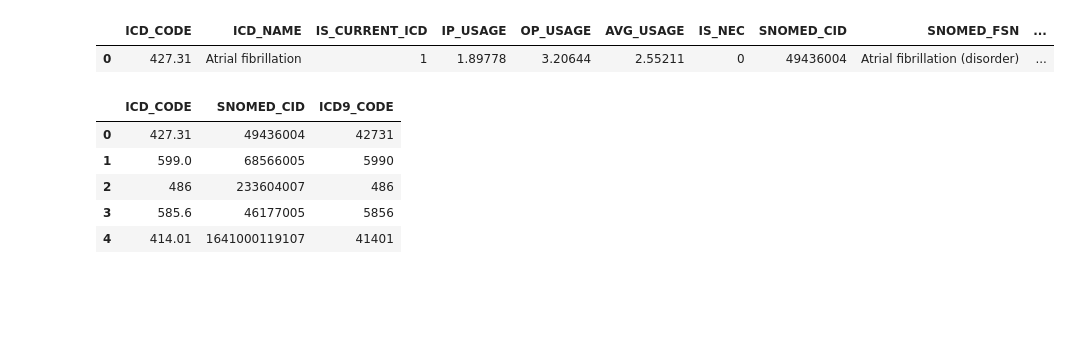
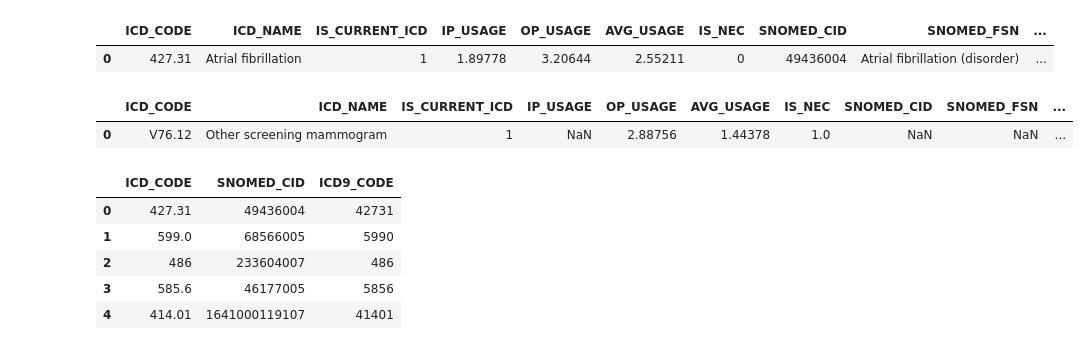
Before and after one commit to liuzi/Clinic-Analysis, a Jupyter notebook: Scripts/Data_Process_Server/Mimic3 - SIDER4.ipynb, the cells around one changed output. Cells and saved outputs as stored; diff of their text form; code cells hidden in the pictures; blank space fills up the shorter version.

```diff
--- a/Scripts/Data_Process_Server/Mimic3 - SIDER4.ipynb
+++ b/Scripts/Data_Process_Server/Mimic3 - SIDER4.ipynb
@@ -208,4 +209,11 @@ icd9_SNOMED[:1]
 # %% [output]
 |  | ICD_CODE | ICD_NAME | IS_CURRENT_ICD | IP_USAGE | OP_USAGE | AVG_USAGE | IS_NEC | SNOMED_CID | SNOMED_FSN | ... |
 | 0 | 427.31 | Atrial fibrillation | 1 | 1.89778 | 3.20644 | 2.55211 | 0 | 49436004 | Atrial fibrillation (disorder) | ... |
+# %%
+icd9_SNOMEDOM =pd.read_csv('/data/liu/adverse_events/mapping/ICD9CM_SNOMED_MAP_1TOM_201812.txt'
+                         ,sep='\t', dtype={'ICD9_CODE':str, 'SNOMED_CID':str})
+icd9_SNOMEDOM[:1]
+# %% [output]
+|  | ICD_CODE | ICD_NAME | IS_CURRENT_ICD | IP_USAGE | OP_USAGE | AVG_USAGE | IS_NEC | SNOMED_CID | SNOMED_FSN | ... |
+| 0 | V76.12 | Other screening mammogram | 1 | NaN | 2.88756 | 1.44378 | 1.0 | NaN | NaN | ... |
 # %%
```
Also changed, not shown: parts of 15 cells of this notebook, 13 other files.
